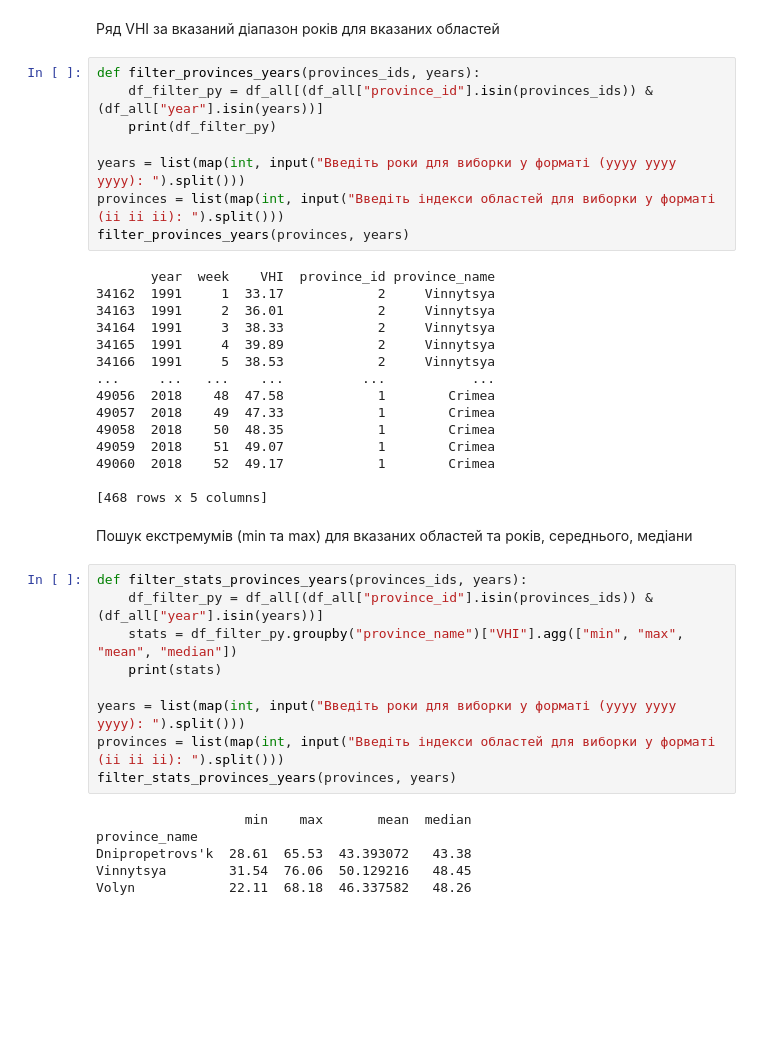
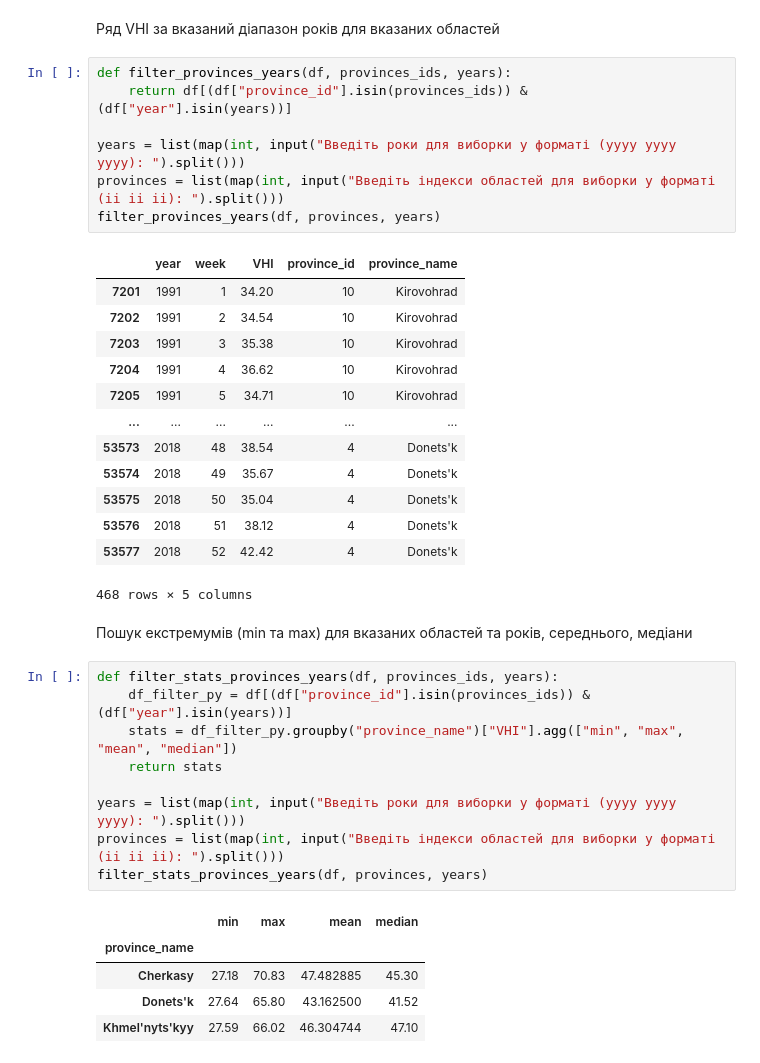
Before and after one commit to SuslovMaks/data-prep-and-analysis, a Jupyter notebook: lab2/vhi_notebook.ipynb, the cells around one changed output. Saved outputs shown, nothing was run; the diff lists cells and outputs as text; blank space fills up the shorter version.

```diff
--- a/lab2/vhi_notebook.ipynb
+++ b/lab2/vhi_notebook.ipynb
@@ -183,42 +206,40 @@ filter_province_year(province, year)
 # %% [markdown]
 Ряд VHI за вказаний діапазон років для вказаних областей
 # %%
-def filter_provinces_years(provinces_ids, years):
-    df_filter_py = df_all[(df_all["province_id"].isin(provinces_ids)) & (df_all["year"].isin(years))]
-    print(df_filter_py)
+def filter_provinces_years(df, provinces_ids, years):
+    return df[(df["province_id"].isin(provinces_ids)) & (df["year"].isin(years))]
 
 years = list(map(int, input("Введіть роки для виборки у форматі (yyyy yyyy yyyy): ").split()))
 provinces = list(map(int, input("Введіть індекси областей для виборки у форматі (ii ii ii): ").split()))
-filter_provinces_years(provinces, years)
+filter_provinces_years(df, provinces, years)
 # %% [output]
+|  | year | week | VHI | province_id | province_name |
+| 7201 | 1991 | 1 | 34.20 | 10 | Kirovohrad |
+| 7202 | 1991 | 2 | 34.54 | 10 | Kirovohrad |
+| 7203 | 1991 | 3 | 35.38 | 10 | Kirovohrad |
+| 7204 | 1991 | 4 | 36.62 | 10 | Kirovohrad |
+| 7205 | 1991 | 5 | 34.71 | 10 | Kirovohrad |
+| ... | ... | ... | ... | ... | ... |
+| 53573 | 2018 | 48 | 38.54 | 4 | Donets'k |
+| 53574 | 2018 | 49 | 35.67 | 4 | Donets'k |
+| 53575 | 2018 | 50 | 35.04 | 4 | Donets'k |
+| 53576 | 2018 | 51 | 38.12 | 4 | Donets'k |
+| 53577 | 2018 | 52 | 42.42 | 4 | Donets'k |
-       year  week    VHI  province_id province_name
-34162  1991     1  33.17            2     Vinnytsya
-34163  1991     2  36.01            2     Vinnytsya
-34164  1991     3  38.33            2     Vinnytsya
-34165  1991     4  39.89            2     Vinnytsya
-34166  1991     5  38.53            2     Vinnytsya
-...     ...   ...    ...          ...           ...
-49056  2018    48  47.58            1        Crimea
-49057  2018    49  47.33            1        Crimea
-49058  2018    50  48.35            1        Crimea
-49059  2018    51  49.07            1        Crimea
-49060  2018    52  49.17            1        Crimea
-
-[468 rows x 5 columns]
+468 rows × 5 columns
 # %% [markdown]
 Пошук екстремумів (min та max) для вказаних областей та років, середнього, медіани
 # %%
-def filter_stats_provinces_years(provinces_ids, years):
-    df_filter_py = df_all[(df_all["province_id"].isin(provinces_ids)) & (df_all["year"].isin(years))]
+def filter_stats_provinces_years(df, provinces_ids, years):
+    df_filter_py = df[(df["province_id"].isin(provinces_ids)) & (df["year"].isin(years))]
     stats = df_filter_py.groupby("province_name")["VHI"].agg(["min", "max", "mean", "median"])
-    print(stats)
+    return stats
 
 years = list(map(int, input("Введіть роки для виборки у форматі (yyyy yyyy yyyy): ").split()))
 provinces = list(map(int, input("Введіть індекси областей для виборки у форматі (ii ii ii): ").split()))
-filter_stats_provinces_years(provinces, years)
+filter_stats_provinces_years(df, provinces, years)
 # %% [output]
-                   min    max       mean  median
-province_name
-Dnipropetrovs'k  28.61  65.53  43.393072   43.38
-Vinnytsya        31.54  76.06  50.129216   48.45
-Volyn            22.11  68.18  46.337582   48.26
+|  | min | max | mean | median |
+| province_name |  |  |  |  |
+| Cherkasy | 27.18 | 70.83 | 47.482885 | 45.30 |
+| Donets'k | 27.64 | 65.80 | 43.162500 | 41.52 |
+| Khmel'nyts'kyy | 27.59 | 66.02 | 46.304744 | 47.10 |
```
Also changed, not shown: parts of 6 cells of this notebook.
